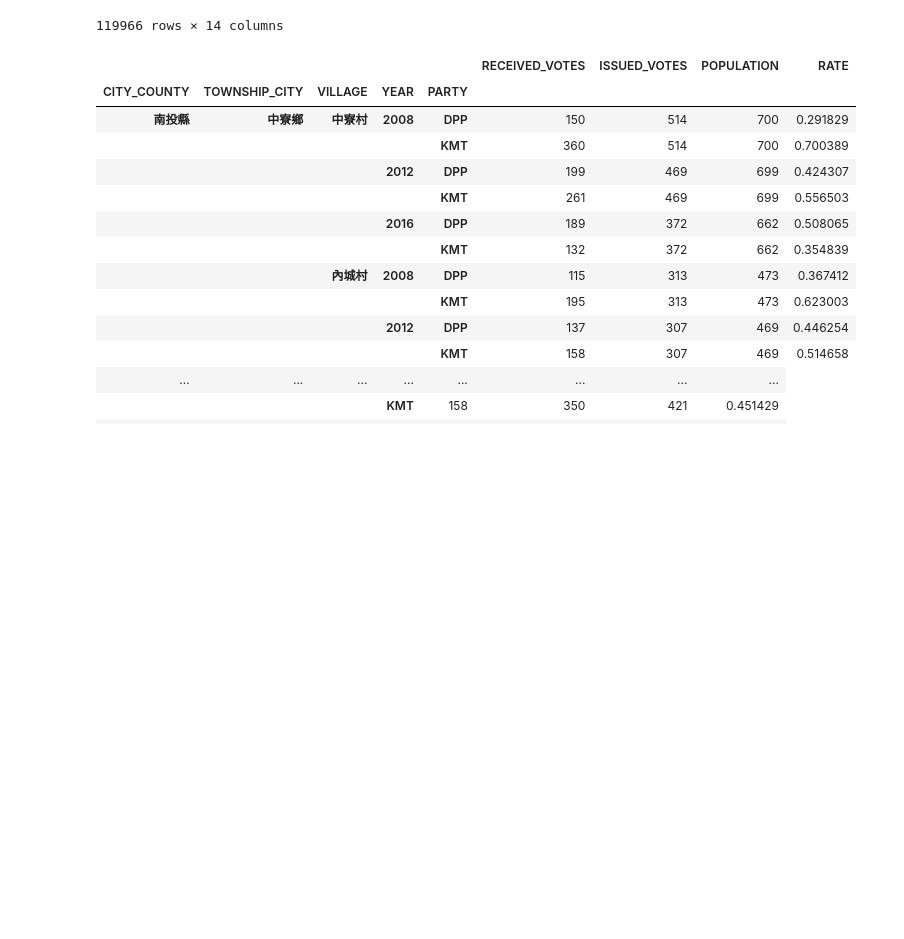
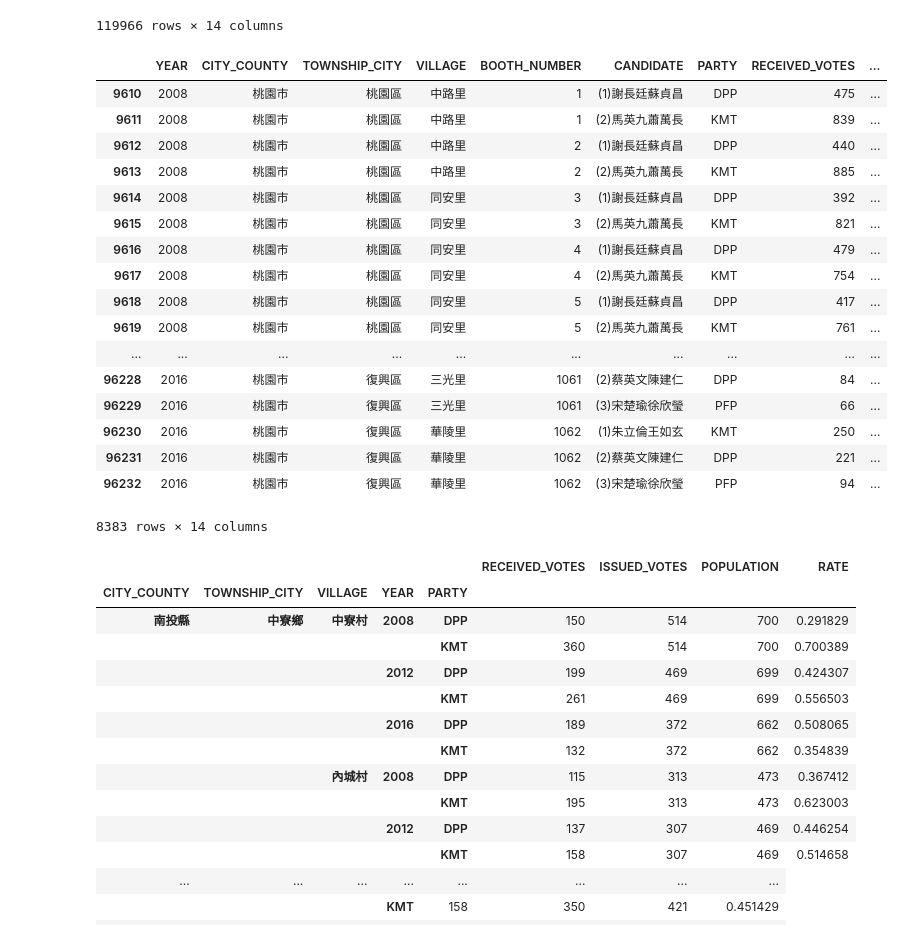
Before and after one commit to pm5/tracevotes, a Jupyter notebook: nbs/President.ipynb, the cells around one changed output. Drawn from its saved outputs; the diff is of its cells as text; code cells hidden in the pictures; blank space fills up the shorter version.

```diff
--- a/nbs/President.ipynb
+++ b/nbs/President.ipynb
@@ -45,6 +45,37 @@ votes = pd.read_csv(president_csv,
 | 119964 | 2016 | 高雄市 | 小港區 | 鳳源里 | 1701 | (2)蔡英文陳建仁 | DPP | 847 | ... |
 | 119965 | 2016 | 高雄市 | 小港區 | 鳳源里 | 1701 | (3)宋楚瑜徐欣瑩 | PFP | 86 | ... |
 119966 rows × 14 columns
+# %%
+def taoyuan(votes):
+    votes = votes.copy()
+    idx = votes.CITY_COUNTY == "桃園縣"
+    votes.loc[idx, "CITY_COUNTY"] = "桃園市"
+    votes.loc[idx, "TOWNSHIP_CITY"] = votes[idx].TOWNSHIP_CITY.apply(lambda x: x[0:2] + "區")
+    votes.loc[idx, "VILLAGE"] = votes[idx].VILLAGE.apply(lambda x: x[0:2] + "里")
+    return votes
+
+n_votes = taoyuan(votes)
+
+n_votes[n_votes.CITY_COUNTY == "桃園市"]
+# %% [output]
+|  | YEAR | CITY_COUNTY | TOWNSHIP_CITY | VILLAGE | BOOTH_NUMBER | CANDIDATE | PARTY | RECEIVED_VOTES | ... |
+| 9610 | 2008 | 桃園市 | 桃園區 | 中路里 | 1 | (1)謝長廷蘇貞昌 | DPP | 475 | ... |
+| 9611 | 2008 | 桃園市 | 桃園區 | 中路里 | 1 | (2)馬英九蕭萬長 | KMT | 839 | ... |
+| 9612 | 2008 | 桃園市 | 桃園區 | 中路里 | 2 | (1)謝長廷蘇貞昌 | DPP | 440 | ... |
+| 9613 | 2008 | 桃園市 | 桃園區 | 中路里 | 2 | (2)馬英九蕭萬長 | KMT | 885 | ... |
+| 9614 | 2008 | 桃園市 | 桃園區 | 同安里 | 3 | (1)謝長廷蘇貞昌 | DPP | 392 | ... |
+| 9615 | 2008 | 桃園市 | 桃園區 | 同安里 | 3 | (2)馬英九蕭萬長 | KMT | 821 | ... |
+| 9616 | 2008 | 桃園市 | 桃園區 | 同安里 | 4 | (1)謝長廷蘇貞昌 | DPP | 479 | ... |
+| 9617 | 2008 | 桃園市 | 桃園區 | 同安里 | 4 | (2)馬英九蕭萬長 | KMT | 754 | ... |
+| 9618 | 2008 | 桃園市 | 桃園區 | 同安里 | 5 | (1)謝長廷蘇貞昌 | DPP | 417 | ... |
+| 9619 | 2008 | 桃園市 | 桃園區 | 同安里 | 5 | (2)馬英九蕭萬長 | KMT | 761 | ... |
+| ... | ... | ... | ... | ... | ... | ... | ... | ... | ... |
+| 96228 | 2016 | 桃園市 | 復興區 | 三光里 | 1061 | (2)蔡英文陳建仁 | DPP | 84 | ... |
+| 96229 | 2016 | 桃園市 | 復興區 | 三光里 | 1061 | (3)宋楚瑜徐欣瑩 | PFP | 66 | ... |
+| 96230 | 2016 | 桃園市 | 復興區 | 華陵里 | 1062 | (1)朱立倫王如玄 | KMT | 250 | ... |
+| 96231 | 2016 | 桃園市 | 復興區 | 華陵里 | 1062 | (2)蔡英文陳建仁 | DPP | 221 | ... |
+| 96232 | 2016 | 桃園市 | 復興區 | 華陵里 | 1062 | (3)宋楚瑜徐欣瑩 | PFP | 94 | ... |
+8383 rows × 14 columns
 # %%
 def compute_rates(votes):
     df = votes.copy()
```
Also changed, not shown: parts of 8 cells of this notebook, 3 other files.
